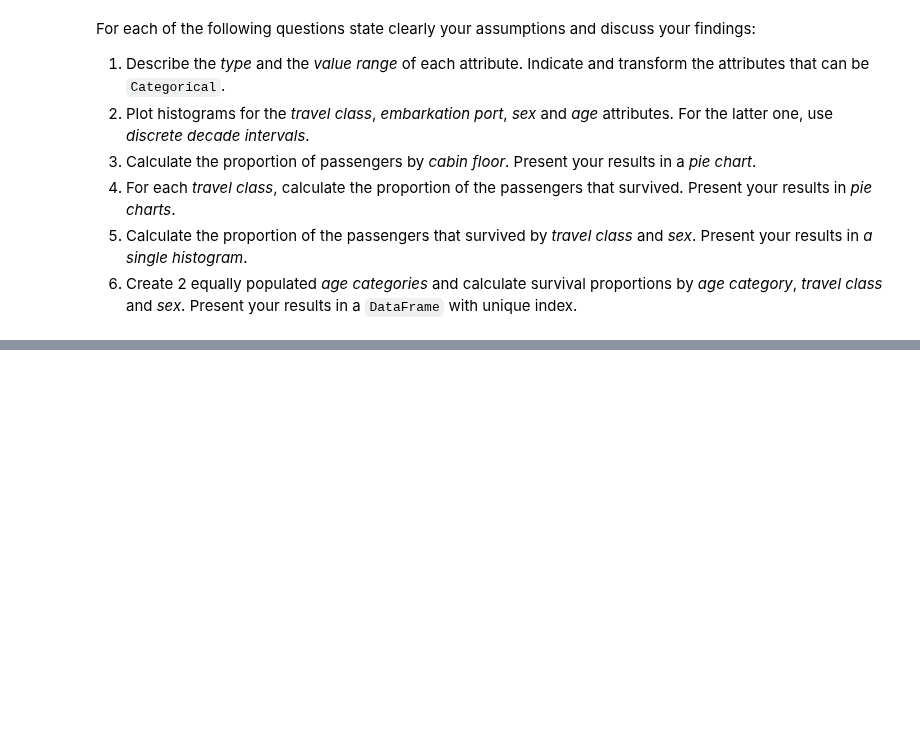
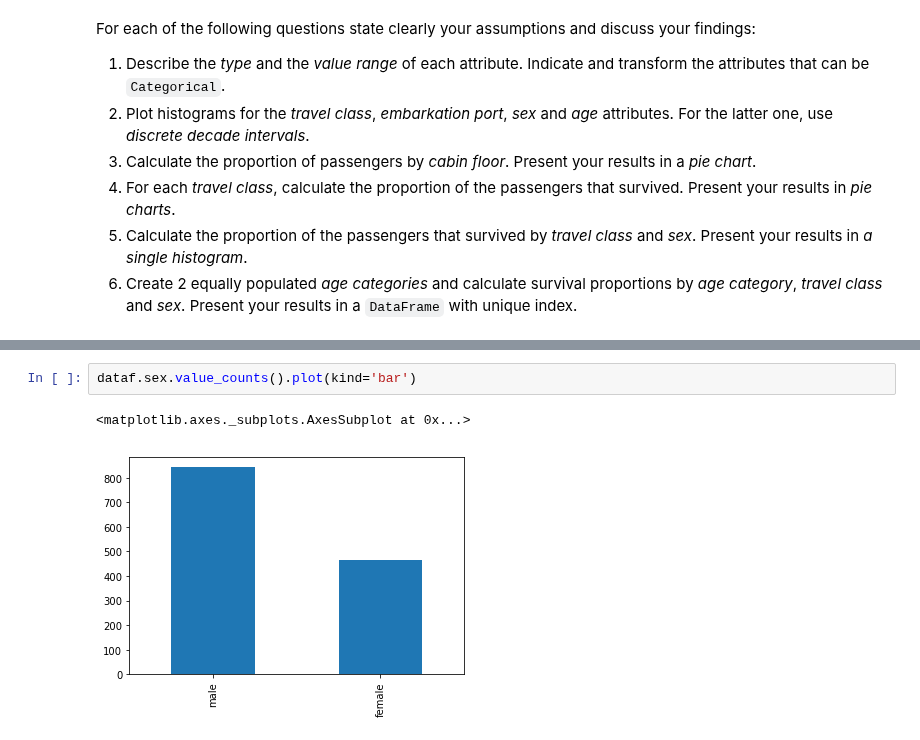
Before and after one commit to AWehenkel/ADA-2017, a Jupyter notebook: 01 - Pandas and Data Wrangling/Homework 1.ipynb, the cells around one changed output, grey strips where cells are left out. Saved outputs shown, nothing was run; the diff lists cells and outputs as text; blank space fills up the shorter version.

```diff
--- a/01 - Pandas and Data Wrangling/Homework 1.ipynb
+++ b/01 - Pandas and Data Wrangling/Homework 1.ipynb
@@ -166,0 +219,5 @@ For each of the following questions state clearly your assumptions and discuss y
+# %%
+dataf.sex.value_counts().plot(kind='bar')
+# %% [output]
+<matplotlib.axes._subplots.AxesSubplot at 0x...>
+[figure, added]
```
Also changed, not shown: parts of 22 cells of this notebook.
